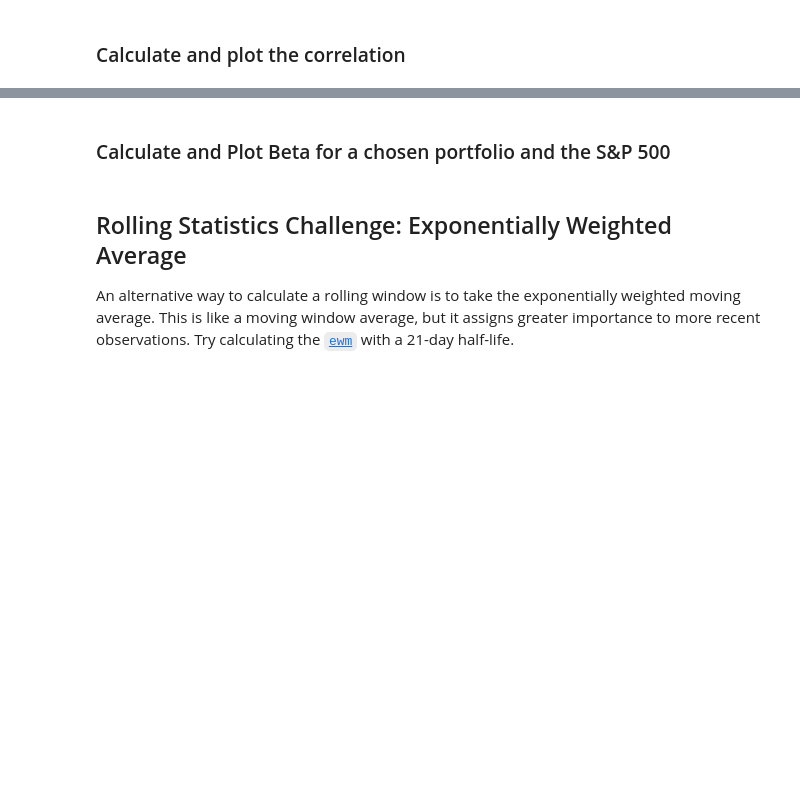
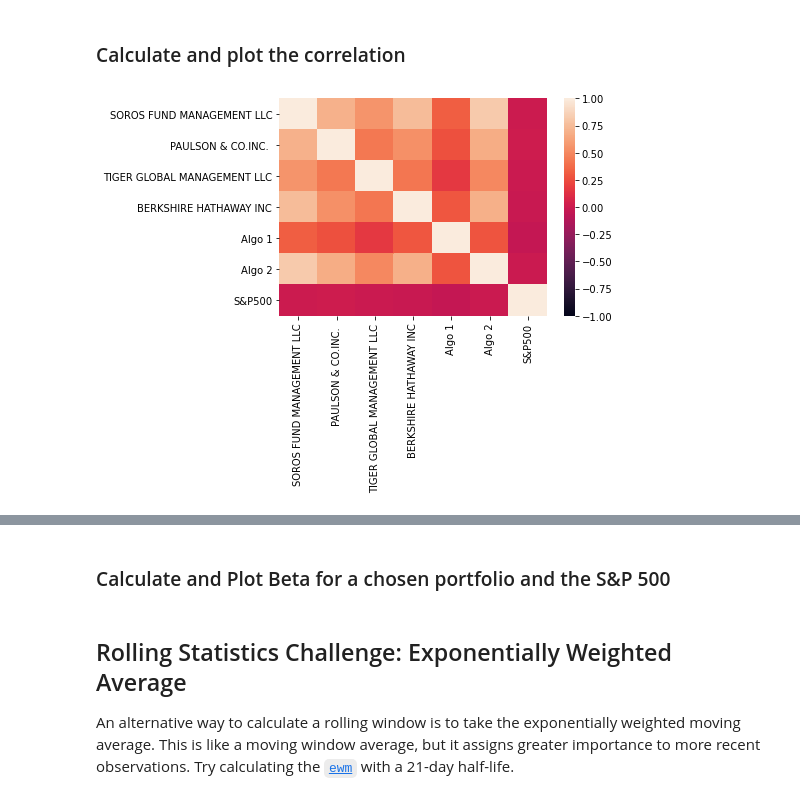
Before and after one commit to jordan-gilmartin/pandas-portfolio-analysis, a Jupyter notebook: whale_analysis.ipynb, the cells around one changed output, grey strips where cells are left out. Saved outputs shown, nothing was run; the diff lists cells and outputs as text; code cells hidden in the pictures; blank space fills up the shorter version.

```diff
--- a/whale_analysis.ipynb
+++ b/whale_analysis.ipynb
@@ -933,5 +951,9 @@ SyntaxError: unmatched ')' (<ipython-input-222-4873675a8e6d>, line 2)
 ### Calculate and plot the correlation
 # %%
 # Calculate the correlation
+correlation = combined_df.corr()
 
 # Display de correlation matrix
+sns.heatmap(correlation, vmin=-1, vmax=1);
+# %% [output]
+[figure, added]
```
Also changed, not shown: parts of 3 cells of this notebook.
